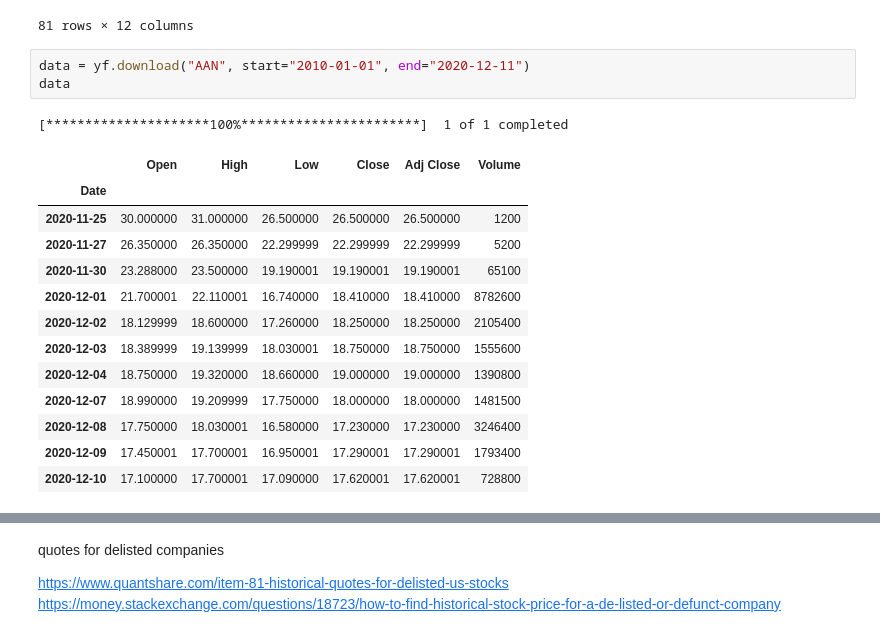
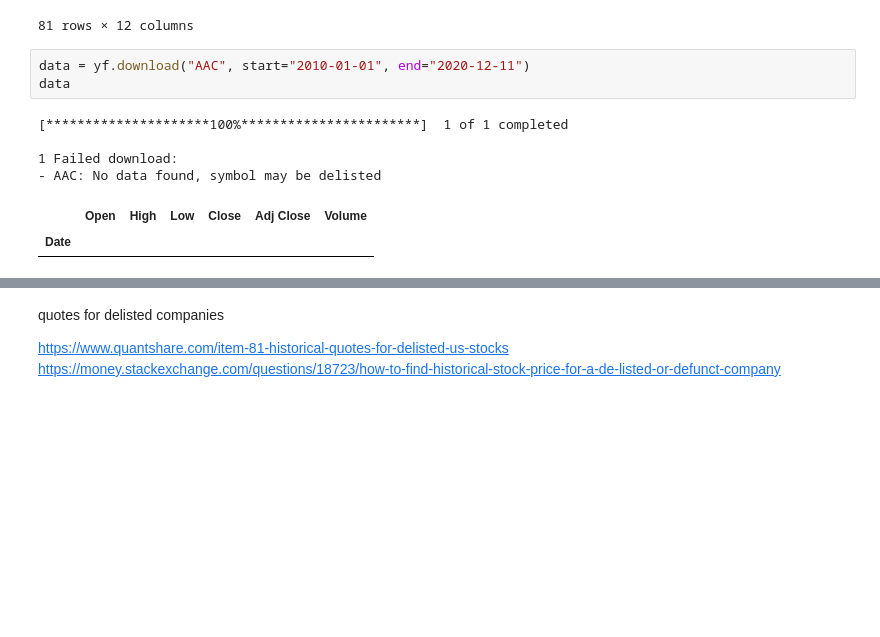
Before and after one commit to HansjoergW/bfh_mt_hs2020_sec_data, a Jupyter notebook: 08_Download_StockData.ipynb, the cells around one changed output, grey strips where cells are left out. Saved outputs shown, nothing was run; the diff lists cells and outputs as text; blank space fills up the shorter version.

Commit message:
download additional data

```diff
--- a/08_Download_StockData.ipynb
+++ b/08_Download_StockData.ipynb
@@ -146,21 +155,13 @@ data
 | 2017-04-28 | 33.882225 | 222.709595 | 35.912498 | 238.080002 | 36.075001 | 238.929993 | 35.817501 | 237.929993 | 36.022499 | 238.899994 | 83441600 | ... |
 81 rows × 12 columns
 # %%
-data = yf.download("AAN", start="2010-01-01", end="2020-12-11")
+data = yf.download("AAC", start="2010-01-01", end="2020-12-11")
 data
 # %% [output]
 [*********************100%***********************]  1 of 1 completed
+
+1 Failed download:
+- AAC: No data found, symbol may be delisted
 |  | Open | High | Low | Close | Adj Close | Volume |
 | Date |  |  |  |  |  |  |
-| 2020-11-25 | 30.000000 | 31.000000 | 26.500000 | 26.500000 | 26.500000 | 1200 |
-| 2020-11-27 | 26.350000 | 26.350000 | 22.299999 | 22.299999 | 22.299999 | 5200 |
-| 2020-11-30 | 23.288000 | 23.500000 | 19.190001 | 19.190001 | 19.190001 | 65100 |
-| 2020-12-01 | 21.700001 | 22.110001 | 16.740000 | 18.410000 | 18.410000 | 8782600 |
-| 2020-12-02 | 18.129999 | 18.600000 | 17.260000 | 18.250000 | 18.250000 | 2105400 |
-| 2020-12-03 | 18.389999 | 19.139999 | 18.030001 | 18.750000 | 18.750000 | 1555600 |
-| 2020-12-04 | 18.750000 | 19.320000 | 18.660000 | 19.000000 | 19.000000 | 1390800 |
-| 2020-12-07 | 18.990000 | 19.209999 | 17.750000 | 18.000000 | 18.000000 | 1481500 |
-| 2020-12-08 | 17.750000 | 18.030001 | 16.580000 | 17.230000 | 17.230000 | 3246400 |
-| 2020-12-09 | 17.450001 | 17.700001 | 16.950001 | 17.290001 | 17.290001 | 1793400 |
-| 2020-12-10 | 17.100000 | 17.700001 | 17.090000 | 17.620001 | 17.620001 | 728800 |
 # %%
```
Also changed, not shown: parts of 6 cells of this notebook, 1 other file.
